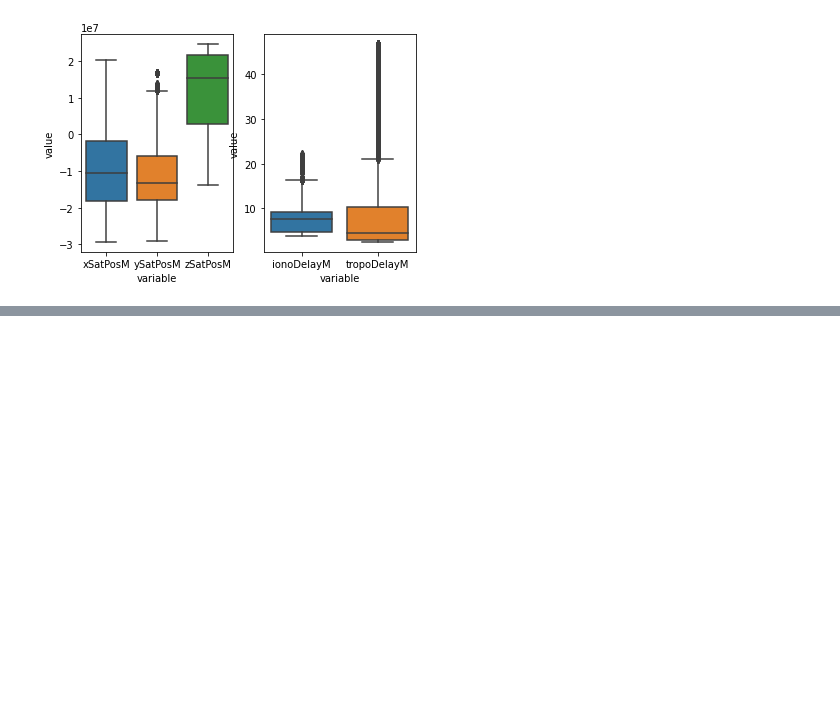
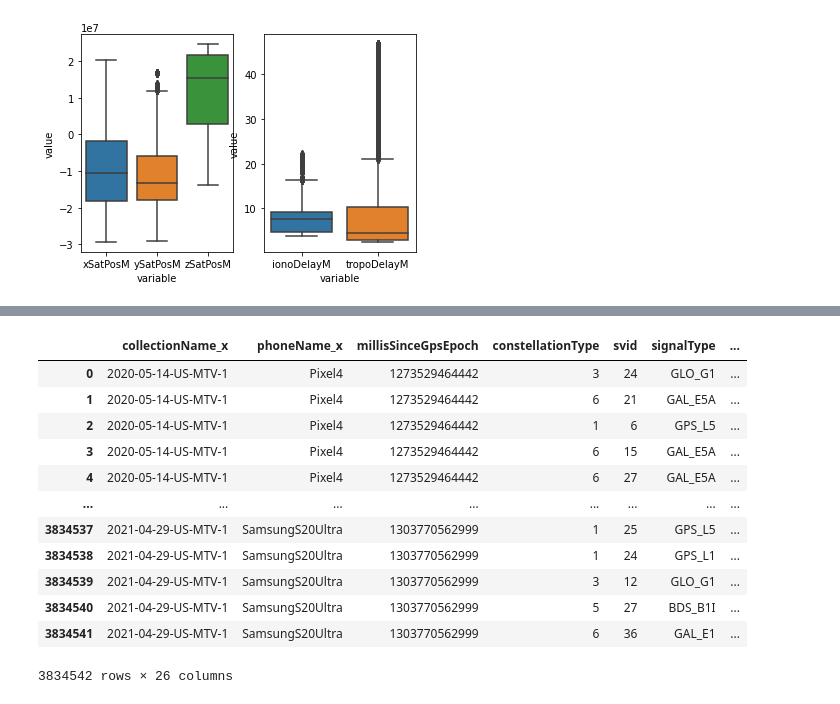
Before and after one commit to shacharhelmer/GNSS-Google, a Jupyter notebook: shachar-dev.ipynb, the cells around one changed output, grey strips where cells are left out. Cells and saved outputs as stored; diff of their text form; code cells hidden in the pictures; blank space fills up the shorter version.

```diff
--- a/shachar-dev.ipynb
+++ b/shachar-dev.ipynb
@@ -595,0 +651,16 @@ sns.boxplot(x='variable', y='value', data=pd.melt(d_df_delay), ax = axs[1])
+# %%
+first_grouped
+# %% [output]
+|  | collectionName_x | phoneName_x | millisSinceGpsEpoch | constellationType | svid | signalType | ... |
+| 0 | 2020-05-14-US-MTV-1 | Pixel4 | 1273529464442 | 3 | 24 | GLO_G1 | ... |
+| 1 | 2020-05-14-US-MTV-1 | Pixel4 | 1273529464442 | 6 | 21 | GAL_E5A | ... |
+| 2 | 2020-05-14-US-MTV-1 | Pixel4 | 1273529464442 | 1 | 6 | GPS_L5 | ... |
+| 3 | 2020-05-14-US-MTV-1 | Pixel4 | 1273529464442 | 6 | 15 | GAL_E5A | ... |
+| 4 | 2020-05-14-US-MTV-1 | Pixel4 | 1273529464442 | 6 | 27 | GAL_E5A | ... |
+| ... | ... | ... | ... | ... | ... | ... | ... |
+| 3834537 | 2021-04-29-US-MTV-1 | SamsungS20Ultra | 1303770562999 | 1 | 25 | GPS_L5 | ... |
+| 3834538 | 2021-04-29-US-MTV-1 | SamsungS20Ultra | 1303770562999 | 1 | 24 | GPS_L1 | ... |
+| 3834539 | 2021-04-29-US-MTV-1 | SamsungS20Ultra | 1303770562999 | 3 | 12 | GLO_G1 | ... |
+| 3834540 | 2021-04-29-US-MTV-1 | SamsungS20Ultra | 1303770562999 | 5 | 27 | BDS_B1I | ... |
+| 3834541 | 2021-04-29-US-MTV-1 | SamsungS20Ultra | 1303770562999 | 6 | 36 | GAL_E1 | ... |
+3834542 rows × 26 columns
```
Also changed, not shown: parts of 11 cells of this notebook, 2 other files.
